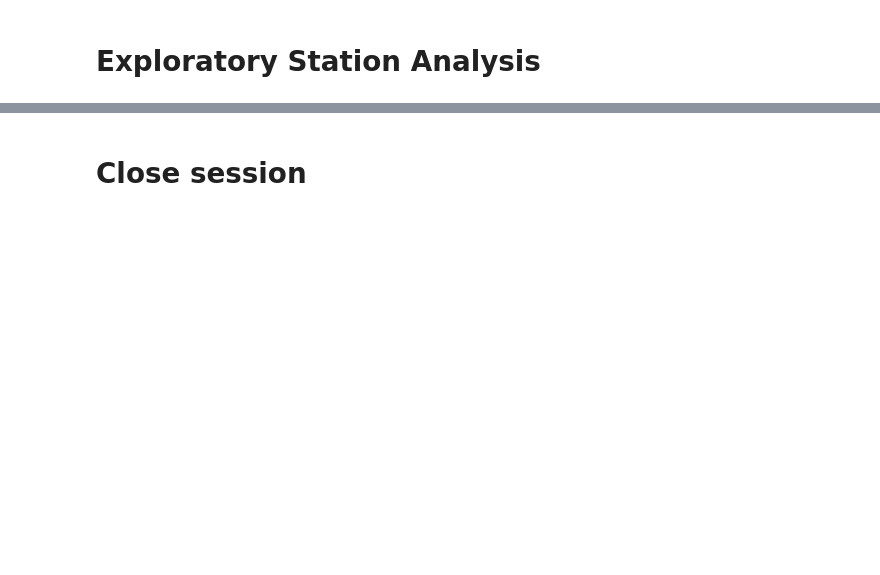
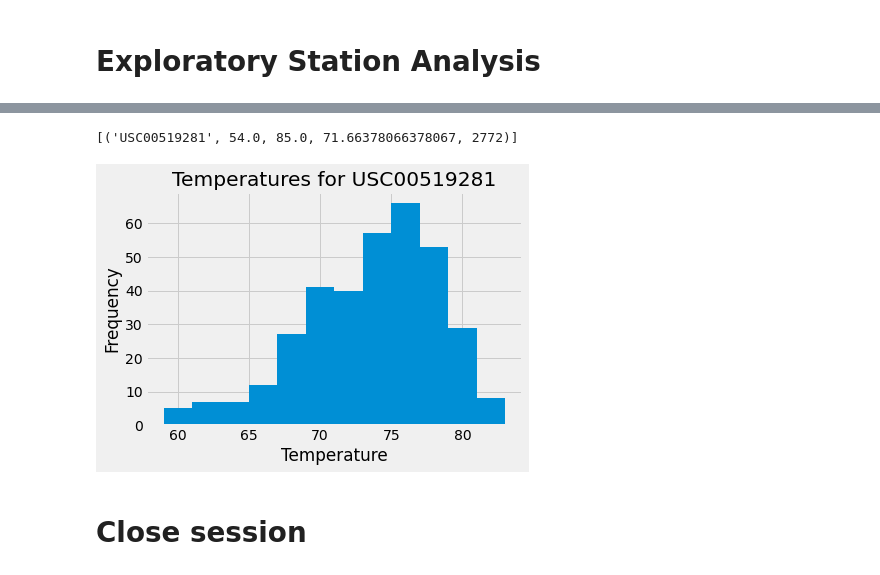
Before and after one commit to pammeyer80/sqlalchemy-challenge, a Jupyter notebook: climate.ipynb, the cells around one changed output, grey strips where cells are left out. Drawn from its saved outputs; the diff is of its cells as text; code cells hidden in the pictures; blank space fills up the shorter version.

Commit message:
update climate notebook with station analysis queries

```diff
--- a/climate.ipynb
+++ b/climate.ipynb
@@ -185,3 +181,7 @@ prcp_scores_df.describe()
 # %%
 # Design a query to find the most active stations (i.e. what stations have the most rows?)
 # List the stations and the counts in descending order.
+sel = [Measurement.station, func.count(Measurement.station)]
+active_stations = session.query(*sel).group_by(Measurement.station).order_by(func.count(Measurement.station).desc()).all()
+
+active_stations
@@ -188,2 +198,12 @@ prcp_scores_df.describe()
 # %%
 # Using the most active station id from the previous query, calculate the lowest, highest, and average temperature.
+most_active_station = active_stations[0][0]
+
+#most_active_station
+
+sel = [Measurement.station, func.min(Measurement.tobs), func.max(Measurement.tobs), func.avg(Measurement.tobs), func.count(Measurement.tobs)]
+most_active_station_stats = session.query(*sel).filter(Measurement.station==most_active_station, Measurement.tobs!="None").group_by(Measurement.station).all()
+
+most_active_station_stats
+# %% [output]
+[('USC00519281', 54.0, 85.0, 71.66378066378067, 2772)]
@@ -193,3 +210,25 @@ prcp_scores_df.describe()
+# %%
+# Using the most active station id
+# Query the last 12 months of temperature observation data for this station and plot the results as a histogram
+sel = [Measurement.date, Measurement.tobs]
+
+most_active_station_temps = session.query(*sel).filter(Measurement.station==most_active_station, Measurement.date>=twelve_months_ago, Measurement.tobs!="None").order_by(Measurement.date).all()
+
+most_active_station_temps
+
+# Save the query results as a Pandas DataFrame and set the index to the date column
+most_active_station_temps_df = pd.DataFrame(most_active_station_temps, columns=['Date', 'Temperature'])
+most_active_station_temps_df.set_index('Date', inplace=True)
+
+most_active_station_temps_df
+
+hist = most_active_station_temps_df.hist(bins=12)
+plt.ylabel("Frequency")
+plt.xlabel("Temperature")
+plt.title(f"Temperatures for {most_active_station}")
+plt.show()
+# %% [output]
+[figure, added]
 # %% [markdown]
 # Close session
 # %%
```
Also changed, not shown: parts of 11 cells of this notebook.
